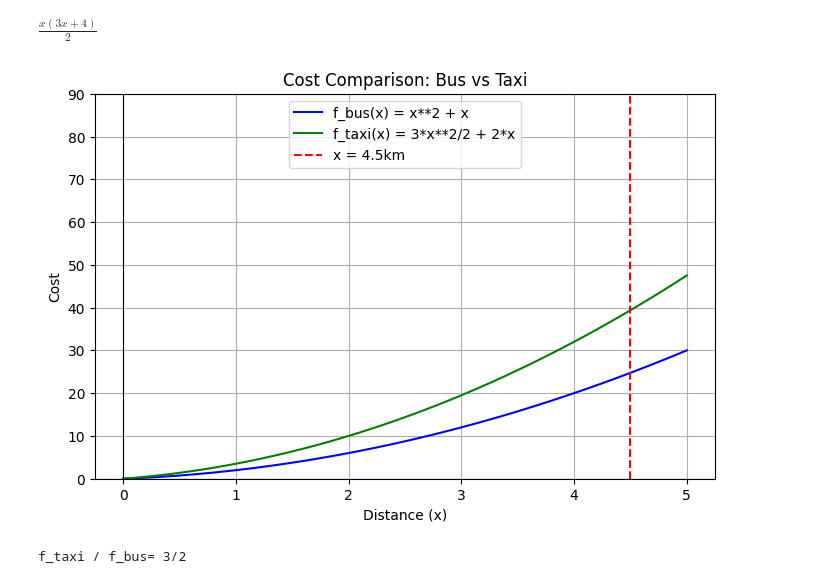
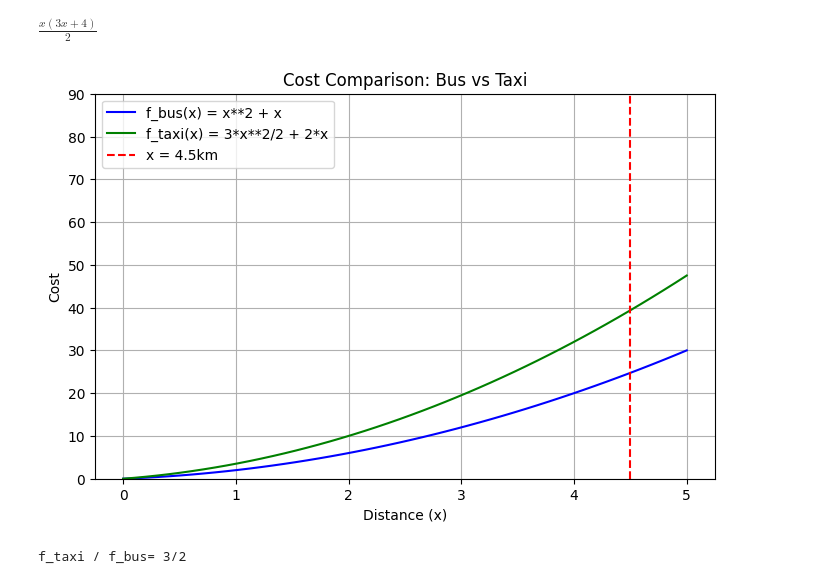
Before and after one commit to Chanura04/Maths-CW, a Jupyter notebook: 20240955.ipynb, the cells around one changed output. Saved outputs shown, nothing was run; the diff lists cells and outputs as text; code cells hidden in the pictures.

```diff
--- a/20240955.ipynb
+++ b/20240955.ipynb
@@ -146,31 +146,31 @@ $\displaystyle \frac{x \left(3 x + 4\right)}{2}$
 # %%
 #Create spaced values
 x_vals = np.linspace(0, 5)
 
 # Use sp.lambdify to convert symbolic expressions to numerical functions
 f_bus_np = sp.lambdify(x, f_bus, "numpy")
 f_taxi_np = sp.lambdify(x, f_taxi, "numpy")
 
 #Apply distance values for functions
 y_vals_bus = f_bus_np(x_vals)
 y_vals_taxi = f_taxi_np(x_vals)
 
 plt.figure(figsize=(8, 5))
 plt.plot(x_vals, y_vals_bus, label=f"f_bus(x) = {f_bus}", color='blue')
 plt.plot(x_vals, y_vals_taxi, label=f"f_taxi(x) = {f_taxi}", color='green')
 plt.axvline(x=4.5, color='red', linestyle='--', linewidth=1.5, label='x = 4.5km')
-plt.axhline(0, color="black", linewidth=0.8)
-plt.axvline(0, color="black", linewidth=0.8)
+# plt.axhline(0, color="black", linewidth=0.8)
+# plt.axvline(0, color="black", linewidth=0.8)
 plt.ylim(0, 90)
 plt.legend()
 
 plt.grid(True)
 plt.title("Cost Comparison: Bus vs Taxi")
 plt.xlabel("Distance (x)")
 plt.ylabel("Cost")
 plt.show()
 # %% [output]
-[figure, old version]
+[figure, new version]
 # %%
 #simplyfy the ratio
 simplified_expr=sp.simplify(f_taxi/f_bus)
```
Also changed, not shown: parts of 27 cells of this notebook.
